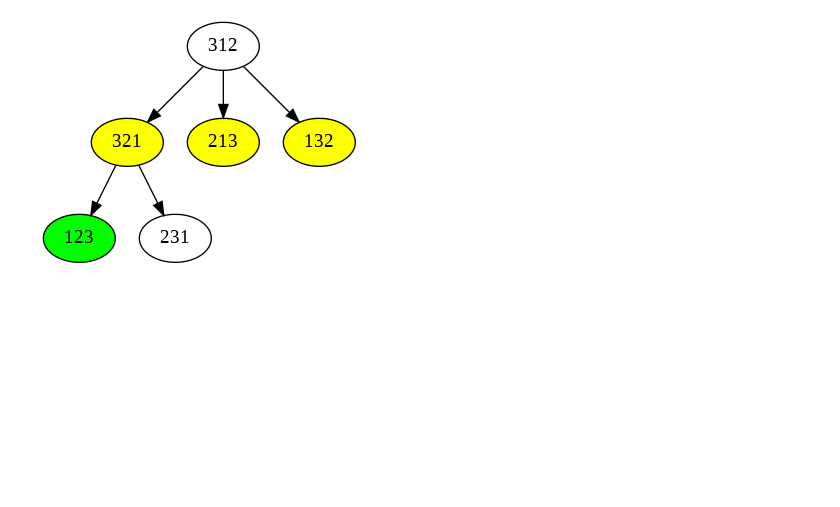
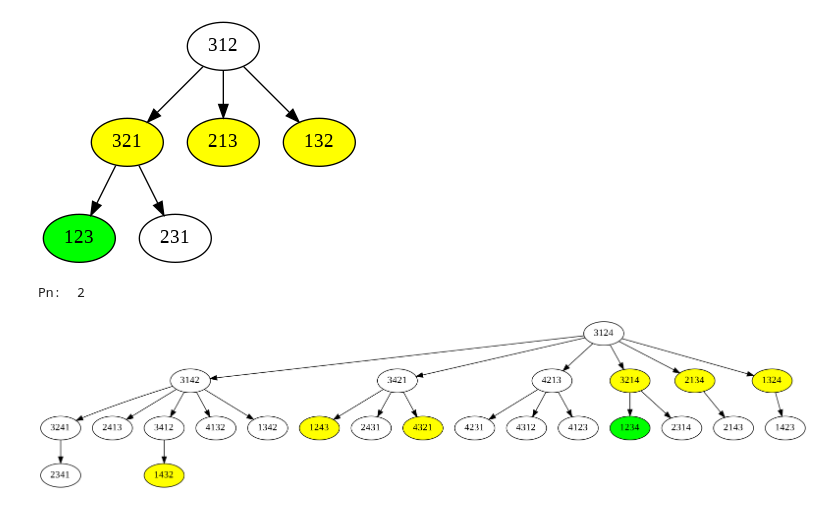
Before and after one commit to juansevargasc/AlgorithmsUN2020II, a Jupyter notebook: Lab8/PancakesTrees-2.ipynb, the cells around one changed output. Cells and saved outputs as stored; diff of their text form; code cells hidden in the pictures; blank space fills up the shorter version.

```diff
--- a/Lab8/PancakesTrees-2.ipynb
+++ b/Lab8/PancakesTrees-2.ipynb
@@ -244,3 +244,9 @@ two_spatulas(p, 3)
 # %% [output]
 Pn:  2
 [figure]
+# %%
+p = [3,1,2,4]
+two_spatulas(p, 4)
+# %% [output]
+Pn:  2
+[figure, added]
```
